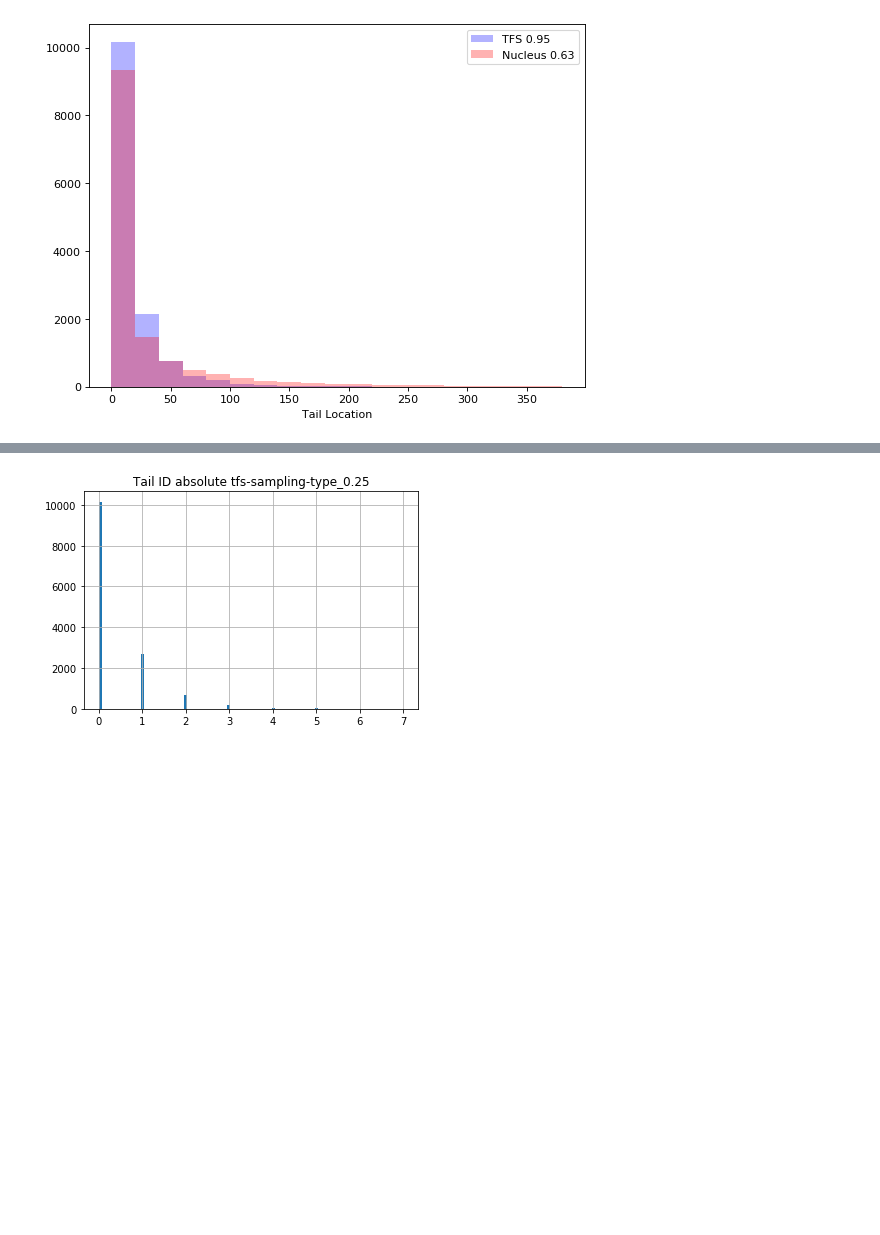
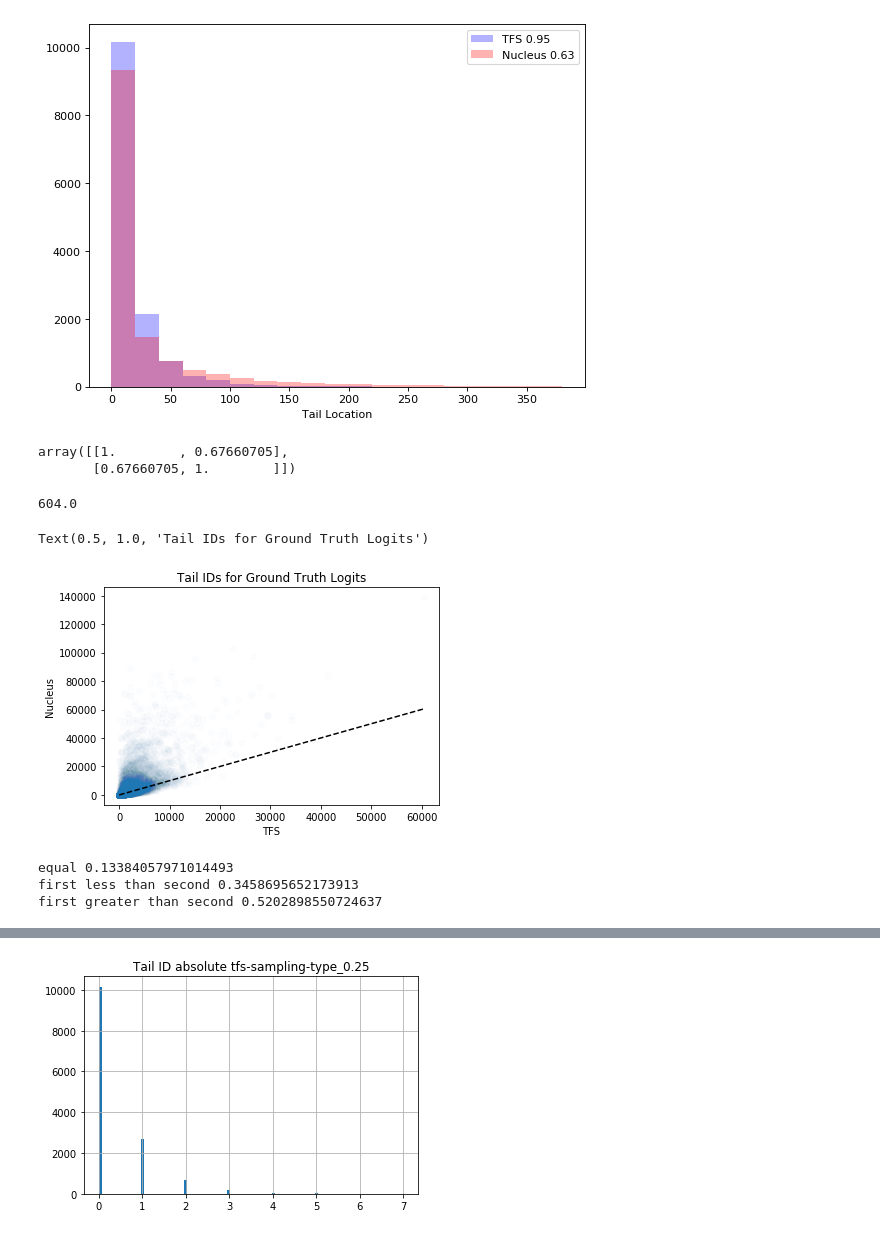
Before and after one commit to TrentBrick/tail-sampling, a Jupyter notebook: AnalyzeLogits-AllSameLogit.ipynb, the cells around one changed output, grey strips where cells are left out. Drawn from its saved outputs; the diff is of its cells as text; code cells hidden in the pictures; blank space fills up the shorter version.

```diff
--- a/AnalyzeLogits-AllSameLogit.ipynb
+++ b/AnalyzeLogits-AllSameLogit.ipynb
@@ -462,3 +462,23 @@ plt.xlabel('Tail Location')
 plt.show()
 # %% [output]
 [figure]
+# %%
+np.corrcoef(tail_id_df['tfs-sampling-type_0.95'],tail_id_df['n-sampling-type_0.63' ])
+# %% [output]
+array([[1.        , 0.67660705],
+       [0.67660705, 1.        ]])
+# %%
+tail_id_df['tfs-sampling-type_0.95'].max()
+# %% [output]
+604.0
+# %%
+plt.scatter(tail_id_df['tfs-sampling-type_0.95']*100,
+            tail_id_df['n-sampling-type_0.63' ]*100, alpha=0.01)
+diag = np.arange(tail_id_df['tfs-sampling-type_0.95'].max()*100)
+plt.plot(diag, diag, color='black', linestyle='--')
+plt.xlabel("TFS")
+plt.ylabel("Nucleus")
+plt.title("Tail IDs for Ground Truth Logits")
+# %% [output]
+Text(0.5, 1.0, 'Tail IDs for Ground Truth Logits')
+[figure, added]
@@ -464,0 +490,6 @@ plt.show()
+# %%
+findHowManyOnEachSide(tail_id_df['tfs-sampling-type_0.95'],tail_id_df['n-sampling-type_0.63'])
+# %% [output]
+equal 0.13384057971014493
+first less than second 0.3458695652173913
+first greater than second 0.5202898550724637
```
Also changed, not shown: parts of 5 cells of this notebook, 4 other files.
